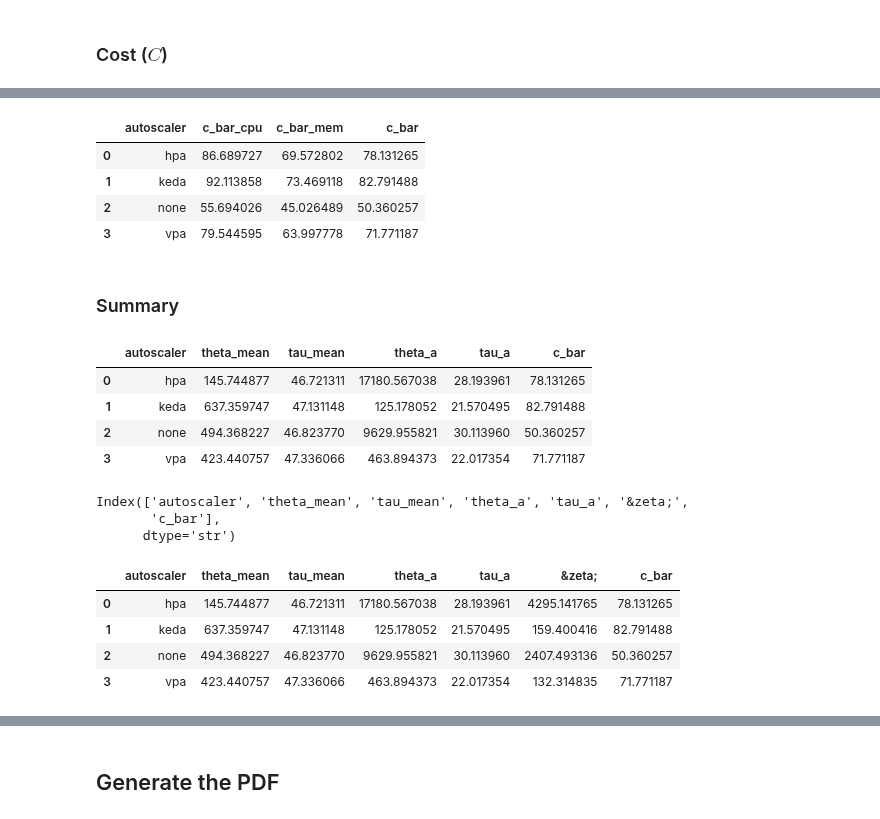
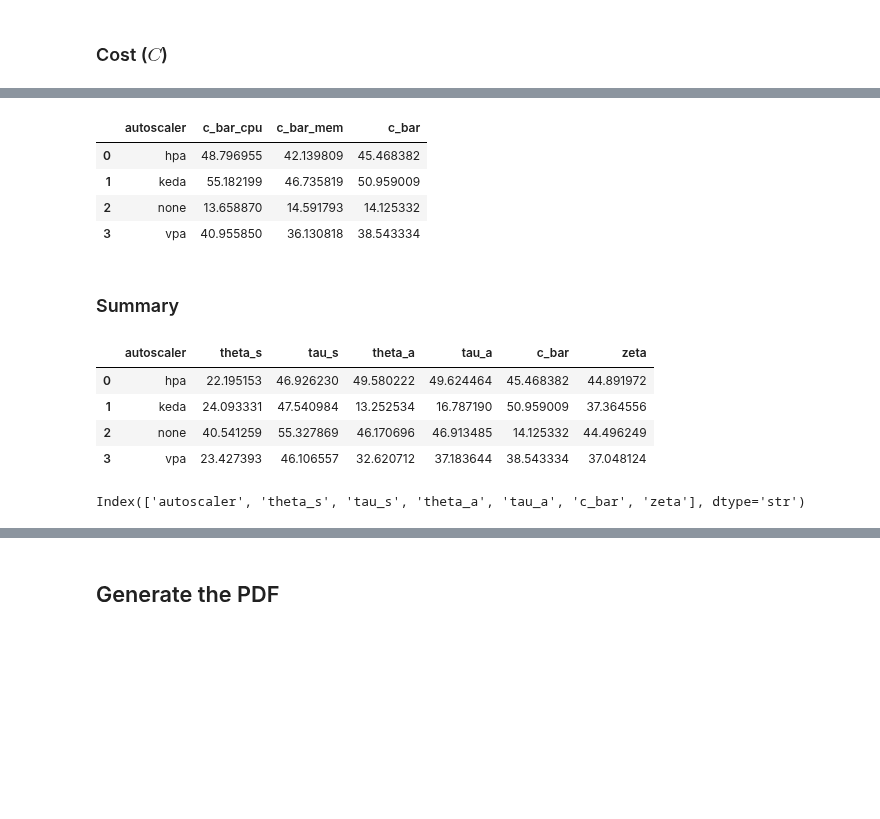
Before and after one commit to kasbench/kasbench-analysis, a Jupyter notebook: src/fdr.ipynb, the cells around one changed output, grey strips where cells are left out. Drawn from its saved outputs; the diff is of its cells as text; code cells hidden in the pictures; blank space fills up the shorter version.

```diff
--- a/src/fdr.ipynb
+++ b/src/fdr.ipynb
@@ -501,6 +524,6 @@ KeyError: "['theta_u_rt_mean', 'theta_o_rt_mean', 'theta_u_fr_mean', 'theta_o_fr
 # %%
 
 weighted_tau_results, tau_results = common.calculate_weighted_synchronous_tau(log_df, earliest_run_time, latest_run_time,
-    slo_rt_ms=SLO_RT_MS, slo_fr=SLO_FR, tolerance=TOLERANCE)
+    slo_rt_ms=SLO_RT_MS, slo_fr=SLO_FR, tolerance=TOLERANCE, alpha=ALPHA)
 weighted_tau_results
 # %% [output]
@@ -568,7 +591,7 @@ arrival_rate_df
 # %%
 lag_df, agg_df = common.get_asynchronous_metrics(files, RUN, s3_bucket, earliest_run_time, latest_run_time,
     time_slice_seconds=TIME_SLICE_SECONDS,
-    arrival_rate_df=arrival_rate_df, w_max=1, tolerance=0.20, k=3)
+    arrival_rate_df=arrival_rate_df, w_max=1, tolerance=0.20, k=K)
 agg_df
 # %% [output]
 |  | autoscaler | lag_mean | arrival_rate_mean | w_mean | theta_a | tau_a |
@@ -586,64 +673,76 @@ c_bar_df = common.calculate_c_metric(
     RUN,
     earliest_run_time,
     latest_run_time,
+    cpu_baseline,
+    memory_baseline,
+    MICROSERVICES,
     TIME_SLICE_SECONDS,
     TOTAL_CPU,
     TOTAL_MEMORY,
-    ALPHA)
+    BETA)
 c_bar_df
 # %% [output]
 |  | autoscaler | c_bar_cpu | c_bar_mem | c_bar |
-| 0 | hpa | 86.689727 | 69.572802 | 78.131265 |
-| 1 | keda | 92.113858 | 73.469118 | 82.791488 |
-| 2 | none | 55.694026 | 45.026489 | 50.360257 |
-| 3 | vpa | 79.544595 | 63.997778 | 71.771187 |
+| 0 | hpa | 48.796955 | 42.139809 | 45.468382 |
+| 1 | keda | 55.182199 | 46.735819 | 50.959009 |
+| 2 | none | 13.658870 | 14.591793 | 14.125332 |
+| 3 | vpa | 40.955850 | 36.130818 | 38.543334 |
 # %%
 params["cost_metrics_table_html"] = common.cost_metrics_df_to_html(c_bar_df)
 # %% [markdown]
 ### Summary
+# %%
+W_THETA_A = W_TAU_A = 0.50
+W_THETA_S = W_TAU_S = 0.50
+W_S = 0.40
+W_A = 0.40
+W_C = 0.20
+P = 3
+
+params["w_theta_a"] = W_THETA_A
+params["w_tau_a"] = W_TAU_A
+params["w_theta_s"] = W_THETA_S
+params["w_tau_s"] = W_TAU_S
+params["w_s"] = W_S
+params["w_a"] = W_A
+params["w_c"] = W_C
+params["p"] = P
 # %%
-
-w_theta_a = 0.25
-w_tau_a = 0.25
-w_theta_s = 0.25
-w_tau_s = 0.25
-
 summary_df = pd.concat(
     [
         weighted_theta_results["autoscaler"],
         weighted_theta_results["theta_mean"],
         weighted_tau_results["tau_mean"],
         agg_df["theta_a"],
         agg_df["tau_a"],
         c_bar_df["c_bar"],
     ],
     axis=1,
 )
 
-display(summary_df)
-summary_df["&zeta;"] =  (
-        (w_theta_a * summary_df["theta_a"]) ** 4 +
-        (w_tau_a * summary_df["tau_a"]) ** 4 +
-        (w_theta_s * summary_df["theta_mean"]) ** 4 +
-        (w_tau_s * summary_df["tau_mean"]) ** 4
-    ) ** (0.25)
+summary_df.rename(columns={
+    "theta_mean": "theta_s",
+    "tau_mean": "tau_s",
+    },
+    inplace=True
+)
 
-summary_df = summary_df[["autoscaler", "theta_mean", "tau_mean", "theta_a", "tau_a", "&zeta;", "c_bar"]]
+
+summary_df= common.calc_zeta(summary_df, W_THETA_A, W_TAU_A, W_THETA_S, W_TAU_S, W_S, W_A, W_C, P)
+
+summary_df = summary_df[["autoscaler", "theta_s", "tau_s", "theta_a", "tau_a", "c_bar", "zeta",]]
+
 
 params["summary_table_html"] = common.summary_df_to_html(summary_df)
 
 summary_df
 # %% [output]
-|  | autoscaler | theta_mean | tau_mean | theta_a | tau_a | c_bar |
-| 0 | hpa | 145.744877 | 46.721311 | 17180.567038 | 28.193961 | 78.131265 |
-| 1 | keda | 637.359747 | 47.131148 | 125.178052 | 21.570495 | 82.791488 |
-| 2 | none | 494.368227 | 46.823770 | 9629.955821 | 30.113960 | 50.360257 |
-| 3 | vpa | 423.440757 | 47.336066 | 463.894373 | 22.017354 | 71.771187 |
+|  | autoscaler | theta_s | tau_s | theta_a | tau_a | c_bar | zeta |
+| 0 | hpa | 22.195153 | 46.926230 | 49.580222 | 49.624464 | 45.468382 | 44.891972 |
+| 1 | keda | 24.093331 | 47.540984 | 13.252534 | 16.787190 | 50.959009 | 37.364556 |
+| 2 | none | 40.541259 | 55.327869 | 46.170696 | 46.913485 | 14.125332 | 44.496249 |
+| 3 | vpa | 23.427393 | 46.106557 | 32.620712 | 37.183644 | 38.543334 | 37.048124 |
-Index(['autoscaler', 'theta_mean', 'tau_mean', 'theta_a', 'tau_a', '&zeta;',
-       'c_bar'],
-      dtype='str')
-|  | autoscaler | theta_mean | tau_mean | theta_a | tau_a | &zeta; | c_bar |
-| 0 | hpa | 145.744877 | 46.721311 | 17180.567038 | 28.193961 | 4295.141765 | 78.131265 |
-| 1 | keda | 637.359747 | 47.131148 | 125.178052 | 21.570495 | 159.400416 | 82.791488 |
-| 2 | none | 494.368227 | 46.823770 | 9629.955821 | 30.113960 | 2407.493136 | 50.360257 |
-| 3 | vpa | 423.440757 | 47.336066 | 463.894373 | 22.017354 | 132.314835 | 71.771187 |
+# %%
+summary_df.columns
+# %% [output]
+Index(['autoscaler', 'theta_s', 'tau_s', 'theta_a', 'tau_a', 'c_bar', 'zeta'], dtype='str')
```
Also changed, not shown: parts of 14 cells of this notebook, 7 other files.
